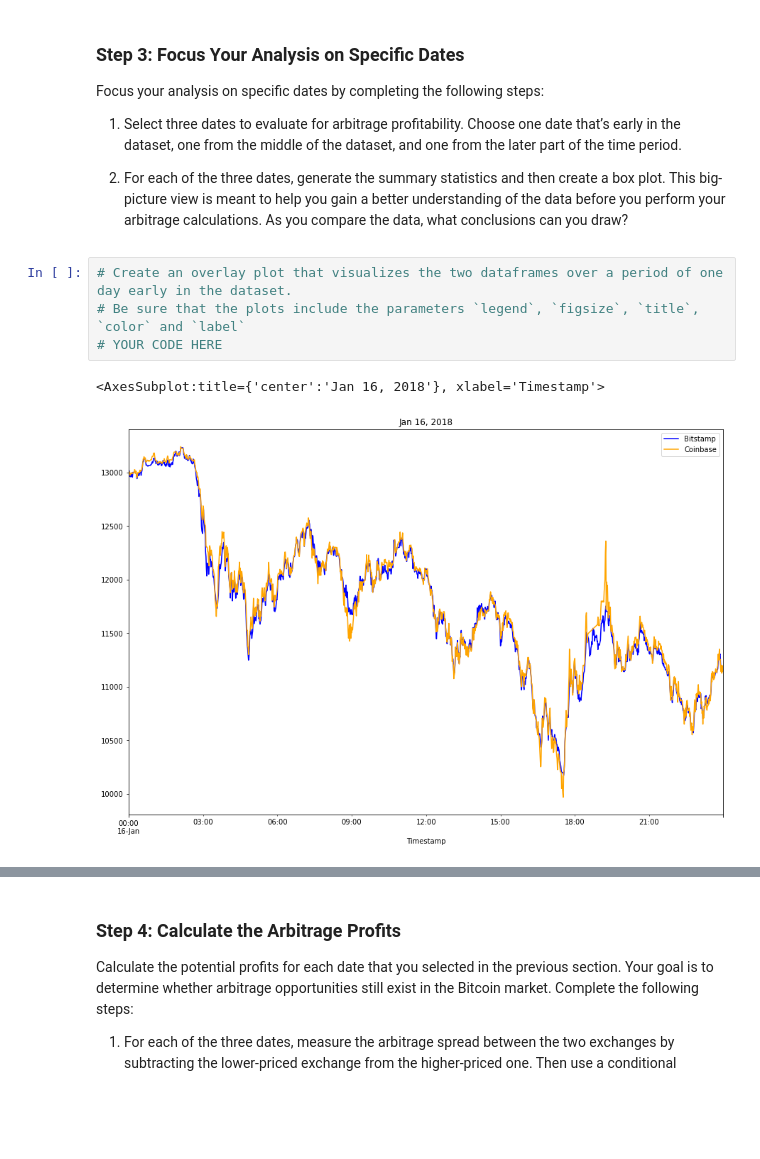
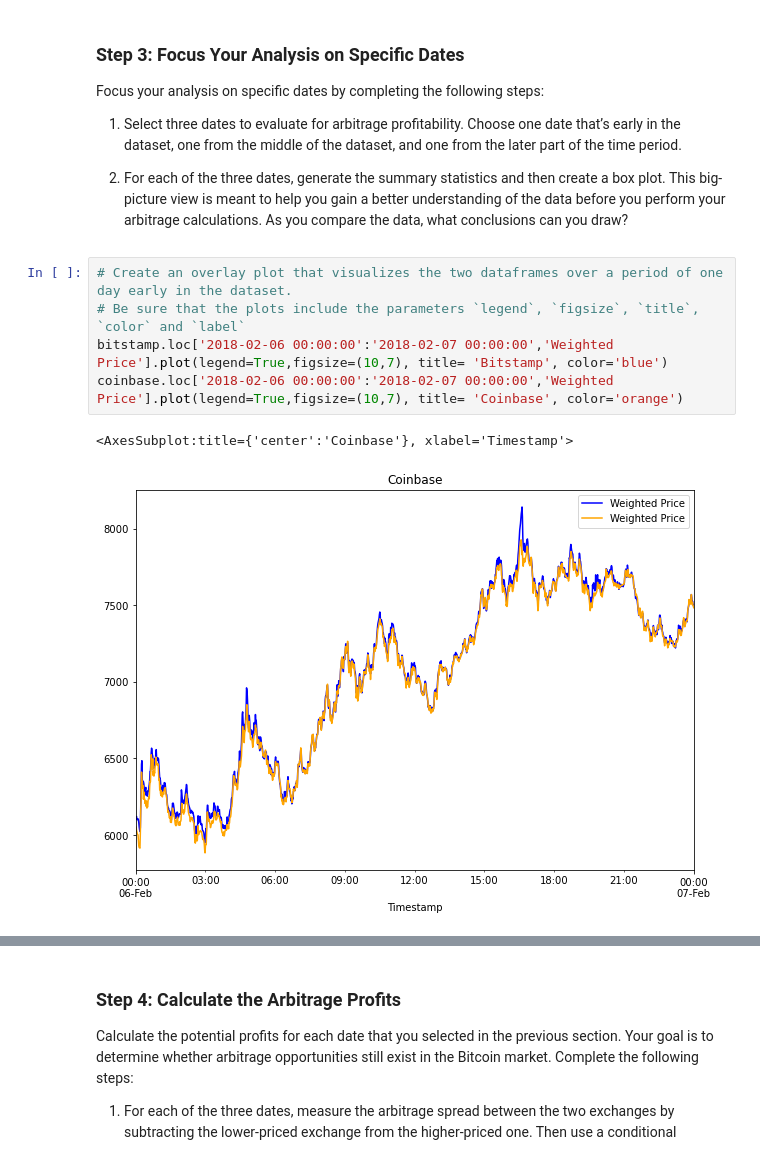
Before and after one commit to ItsFa-tih/Weekk3-Challange, a Jupyter notebook: crypto_arbitrage.ipynb, the cells around one changed output, grey strips where cells are left out. Saved outputs shown, nothing was run; the diff lists cells and outputs as text; blank space fills up the shorter version.

```diff
--- a/crypto_arbitrage.ipynb
+++ b/crypto_arbitrage.ipynb
@@ -369,10 +371,11 @@ Focus your analysis on specific dates by completing the following steps:
 # %%
 # Create an overlay plot that visualizes the two dataframes over a period of one day early in the dataset.
 # Be sure that the plots include the parameters `legend`, `figsize`, `title`, `color` and `label`
-# YOUR CODE HERE
+bitstamp.loc['2018-02-06 00:00:00':'2018-02-07 00:00:00','Weighted Price'].plot(legend=True,figsize=(10,7), title= 'Bitstamp', color='blue')
+coinbase.loc['2018-02-06 00:00:00':'2018-02-07 00:00:00','Weighted Price'].plot(legend=True,figsize=(10,7), title= 'Coinbase', color='orange')
 # %% [output]
-<AxesSubplot:title={'center':'Jan 16, 2018'}, xlabel='Timestamp'>
+<AxesSubplot:title={'center':'Coinbase'}, xlabel='Timestamp'>
-[figure, old version]
+[figure, new version]
 # %%
 # Using the early date that you have selected, calculate the arbitrage spread
 # by subtracting the bitstamp lower closing prices from the coinbase higher closing prices
```
Also changed, not shown: parts of 28 cells of this notebook.
